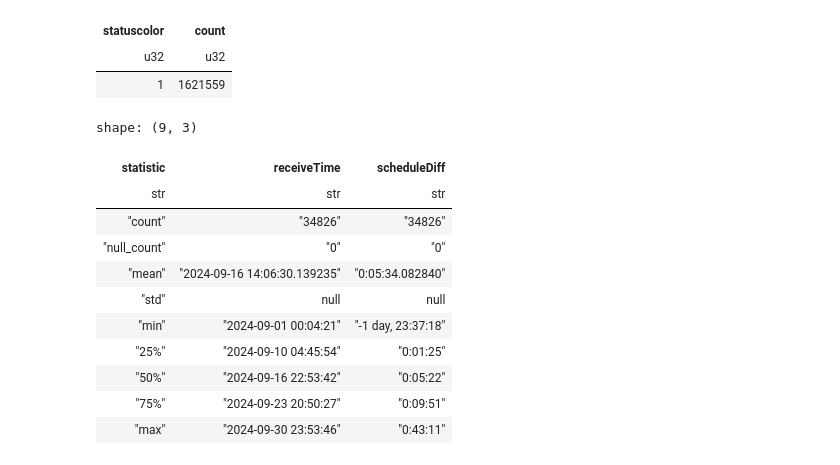
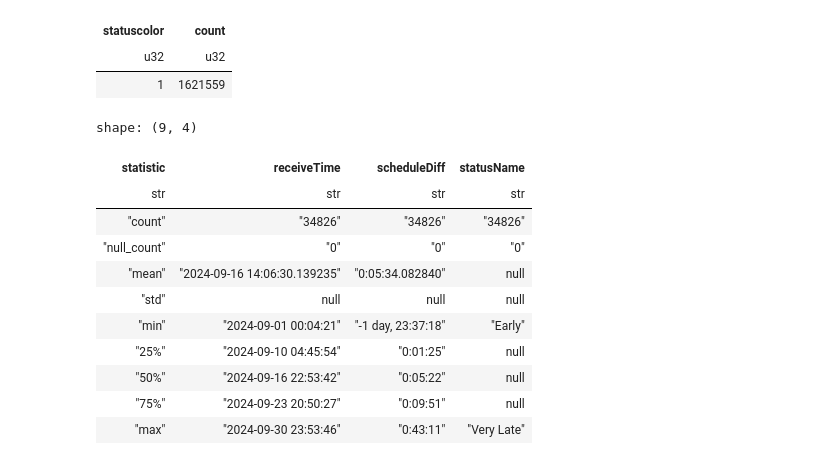
Before and after one commit to shaivilp/Research-Rookies, a Jupyter notebook: data_visualization/predictions.ipynb, the cells around one changed output. Saved outputs shown, nothing was run; the diff lists cells and outputs as text; code cells hidden in the pictures.

Commit message:
feat: Fix color mapping for status color

```diff
--- a/data_visualization/predictions.ipynb
+++ b/data_visualization/predictions.ipynb
@@ -29,10 +29,10 @@ route_mapping = {
 
 #Map hex color to prediction status
 color_mapping = {
+    "#cf1625": "Early",
     "#39B139": "On Time",
-    "#f3e413": "Little Late",
-    "#D58803": "Late",
-    "#cf1625": "Very Late"
+    "#D58803": "Little Late",
+    "#f3e413": "Very Late"
 }
 # %%
 preds = pl.read_parquet("./data/2024-09-preds.parquet")
@@ -321,17 +321,17 @@ shape: (1, 2)
 | u32 | u32 |
 | 1 | 1621559 |
 # %%
-predSet['receiveTime', 'scheduleDiff'].describe()
+predSet['receiveTime', 'scheduleDiff', 'statusName'].describe()
 # %% [output]
-shape: (9, 3)
+shape: (9, 4)
-| statistic | receiveTime | scheduleDiff |
-| str | str | str |
-| "count" | "34826" | "34826" |
-| "null_count" | "0" | "0" |
-| "mean" | "2024-09-16 14:06:30.139235" | "0:05:34.082840" |
-| "std" | null | null |
-| "min" | "2024-09-01 00:04:21" | "-1 day, 23:37:18" |
-| "25%" | "2024-09-10 04:45:54" | "0:01:25" |
-| "50%" | "2024-09-16 22:53:42" | "0:05:22" |
-| "75%" | "2024-09-23 20:50:27" | "0:09:51" |
-| "max" | "2024-09-30 23:53:46" | "0:43:11" |
+| statistic | receiveTime | scheduleDiff | statusName |
+| str | str | str | str |
+| "count" | "34826" | "34826" | "34826" |
+| "null_count" | "0" | "0" | "0" |
+| "mean" | "2024-09-16 14:06:30.139235" | "0:05:34.082840" | null |
+| "std" | null | null | null |
+| "min" | "2024-09-01 00:04:21" | "-1 day, 23:37:18" | "Early" |
+| "25%" | "2024-09-10 04:45:54" | "0:01:25" | null |
+| "50%" | "2024-09-16 22:53:42" | "0:05:22" | null |
+| "75%" | "2024-09-23 20:50:27" | "0:09:51" | null |
+| "max" | "2024-09-30 23:53:46" | "0:43:11" | "Very Late" |
```
Also changed, not shown: parts of 1 cell of this notebook.
